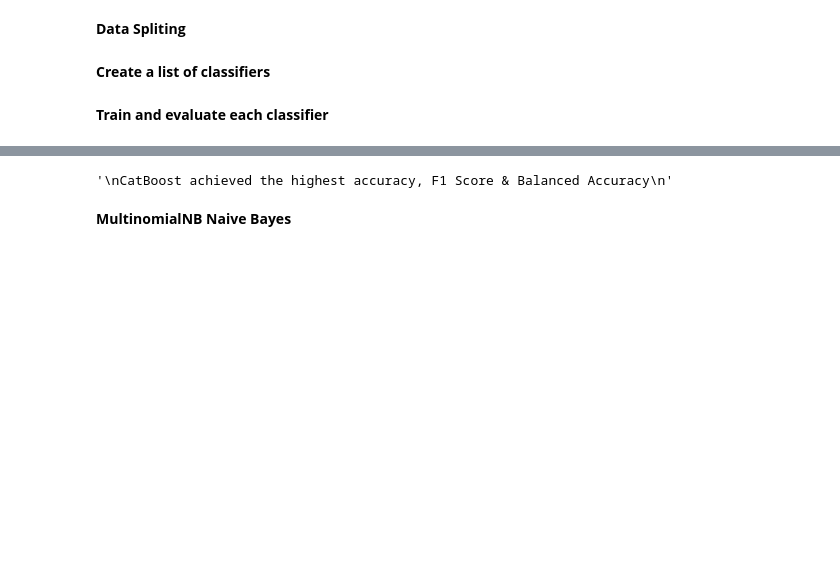
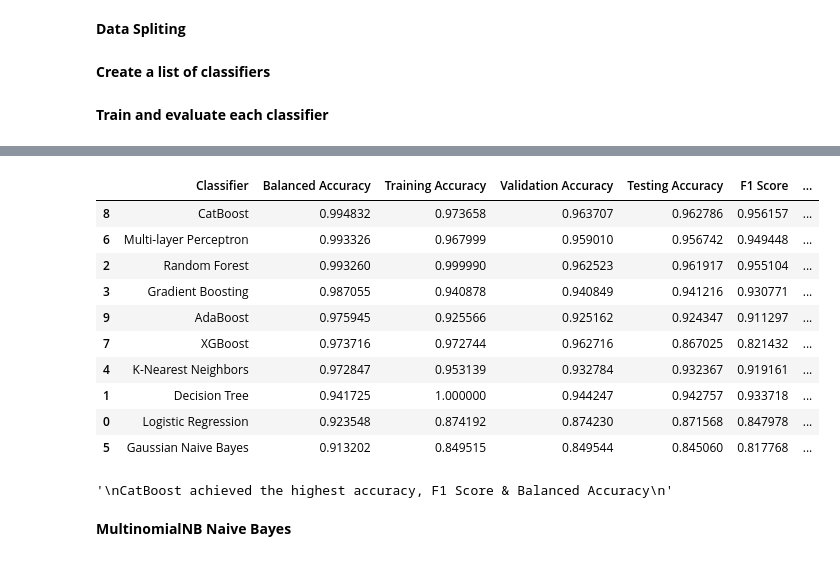
Before and after one commit to hebaashraf21/Airline_Passenger_Satisfaction_Prediction, a Jupyter notebook: code/model.ipynb, the cells around one changed output, grey strips where cells are left out. Cells and saved outputs as stored; diff of their text form; code cells hidden in the pictures; blank space fills up the shorter version.

Commit message:
sgowing validation accuracy of used models

```diff
--- a/code/model.ipynb
+++ b/code/model.ipynb
@@ -119,6 +119,20 @@ Learning rate set to 0.074823
 # %%
 # Print the results table with styling
 styled_results = results_df.style.background_gradient(cmap='Blues', subset=["Balanced Accuracy", "Training Accuracy", "Validation Accuracy", "Testing Accuracy", "F1 Score", "Precision", "Recall"])
+# %%
+styled_results
+# %% [output]
+|  | Classifier | Balanced Accuracy | Training Accuracy | Validation Accuracy | Testing Accuracy | F1 Score | ... |
+| 8 | CatBoost | 0.994832 | 0.973658 | 0.963707 | 0.962786 | 0.956157 | ... |
+| 6 | Multi-layer Perceptron | 0.993326 | 0.967999 | 0.959010 | 0.956742 | 0.949448 | ... |
+| 2 | Random Forest | 0.993260 | 0.999990 | 0.962523 | 0.961917 | 0.955104 | ... |
+| 3 | Gradient Boosting | 0.987055 | 0.940878 | 0.940849 | 0.941216 | 0.930771 | ... |
+| 9 | AdaBoost | 0.975945 | 0.925566 | 0.925162 | 0.924347 | 0.911297 | ... |
+| 7 | XGBoost | 0.973716 | 0.972744 | 0.962716 | 0.867025 | 0.821432 | ... |
+| 4 | K-Nearest Neighbors | 0.972847 | 0.953139 | 0.932784 | 0.932367 | 0.919161 | ... |
+| 1 | Decision Tree | 0.941725 | 1.000000 | 0.944247 | 0.942757 | 0.933718 | ... |
+| 0 | Logistic Regression | 0.923548 | 0.874192 | 0.874230 | 0.871568 | 0.847978 | ... |
+| 5 | Gaussian Naive Bayes | 0.913202 | 0.849515 | 0.849544 | 0.845060 | 0.817768 | ... |
 # %%
 '''
 CatBoost achieved the highest accuracy, F1 Score & Balanced Accuracy
```
Also changed, not shown: parts of 1 cell of this notebook, 5 other files.
